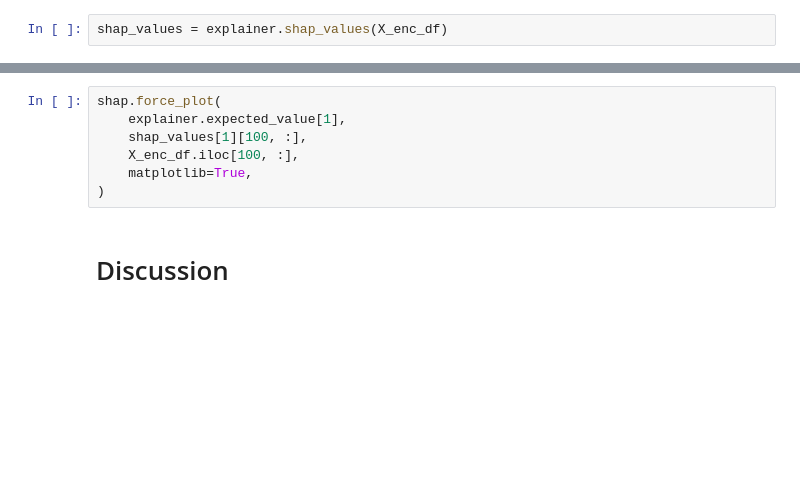
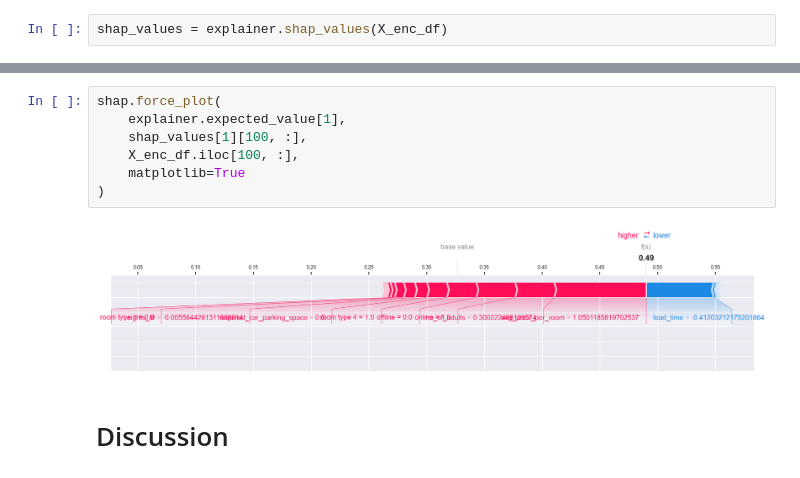
Before and after one commit to jh22d/BookedUp, a Jupyter notebook: Final_Project.ipynb, the cells around one changed output, grey strips where cells are left out. Saved outputs shown, nothing was run; the diff lists cells and outputs as text; blank space fills up the shorter version.

```diff
--- a/Final_Project.ipynb
+++ b/Final_Project.ipynb
@@ -646,10 +692,12 @@ shap.force_plot(
 # %%
 shap.force_plot(
     explainer.expected_value[1],
     shap_values[1][100, :],
     X_enc_df.iloc[100, :],
-    matplotlib=True,
+    matplotlib=True
 )
+# %% [output]
+[figure, added]
 # %% [markdown]
 # Discussion
 # %% [markdown]
```
Also changed, not shown: parts of 20 cells of this notebook, 3 other files.
